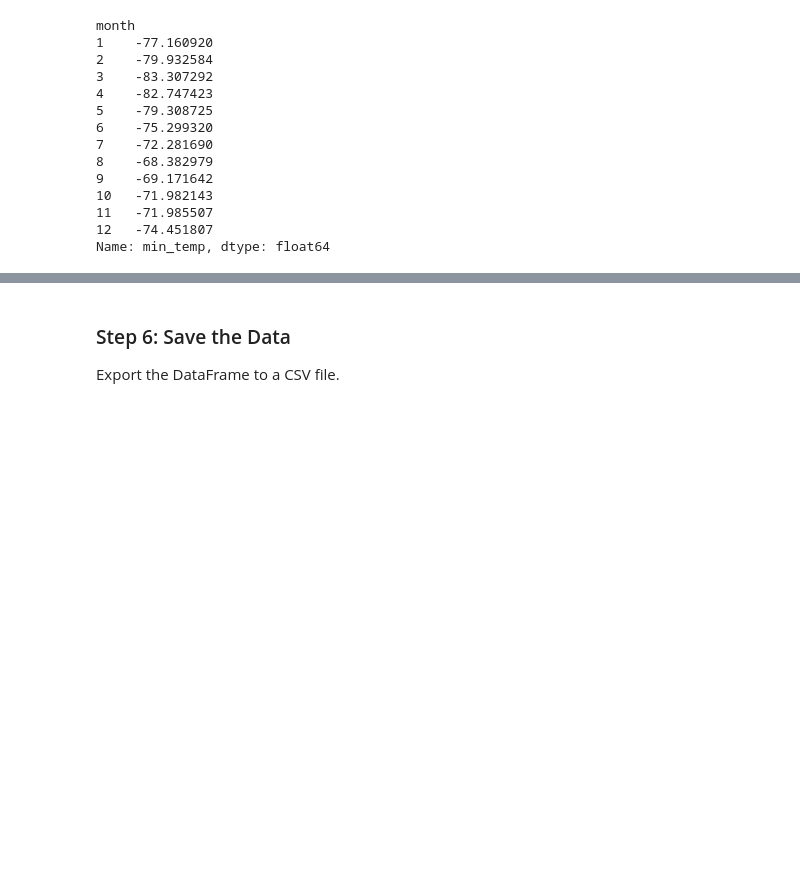
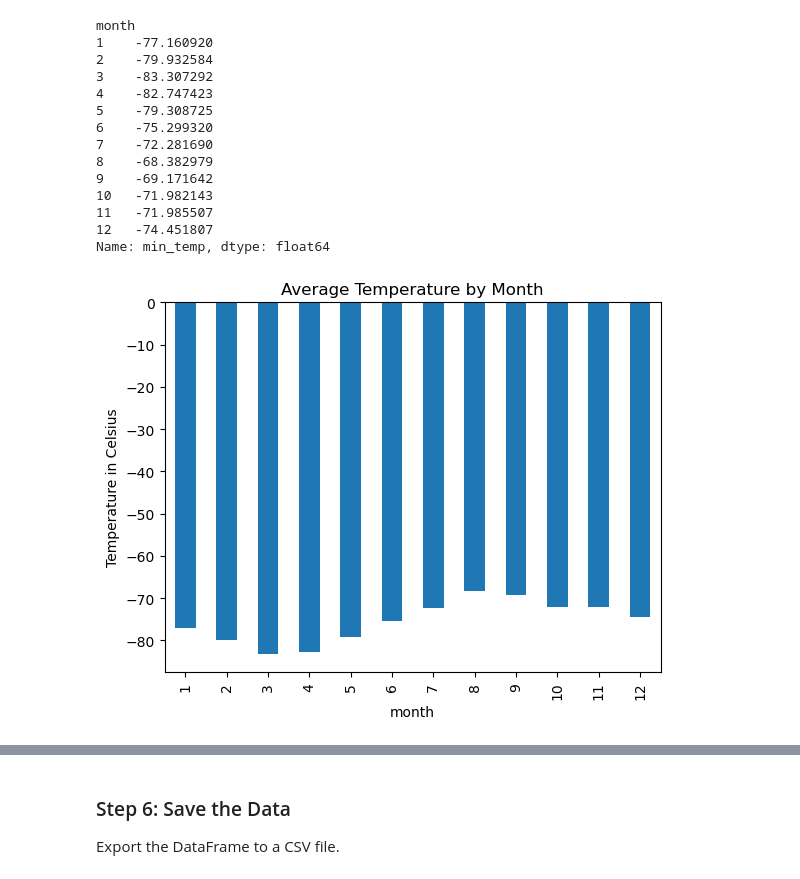
Before and after one commit to UzmaSayyeda/A-Web-Scraping-Journey-to-Mars, a Jupyter notebook: part_02_mars_weather.ipynb, the cells around one changed output, grey strips where cells are left out. Cells and saved outputs as stored; diff of their text form; code cells hidden in the pictures; blank space fills up the shorter version.

```diff
--- a/part_02_mars_weather.ipynb
+++ b/part_02_mars_weather.ipynb
@@ -191,7 +191,8 @@ df["terrestrial_date"].dt.day.count()
 # %%
 # 3. What is the average low temperature by month?
 
-df.groupby("month")["min_temp"].mean()
+avg_min_temp = df.groupby("month")["min_temp"].mean()
+avg_min_temp
 # %% [output]
 month
 1    -77.160920
@@ -209,5 +210,13 @@ month
 Name: min_temp, dtype: float64
 # %%
 # Plot the average temperature by month
+avg_min_temp
+avg_min_temp.plot.bar()
+plt.title("Average Temperature by Month")
+plt.xlabel("month")
+plt.ylabel("Temperature in Celsius")
+plt.show()
+# %% [output]
+[figure, added]
 # %%
 # Identify the coldest and hottest months in Curiosity's location
```
Also changed, not shown: parts of 11 cells of this notebook, 1 other file.
